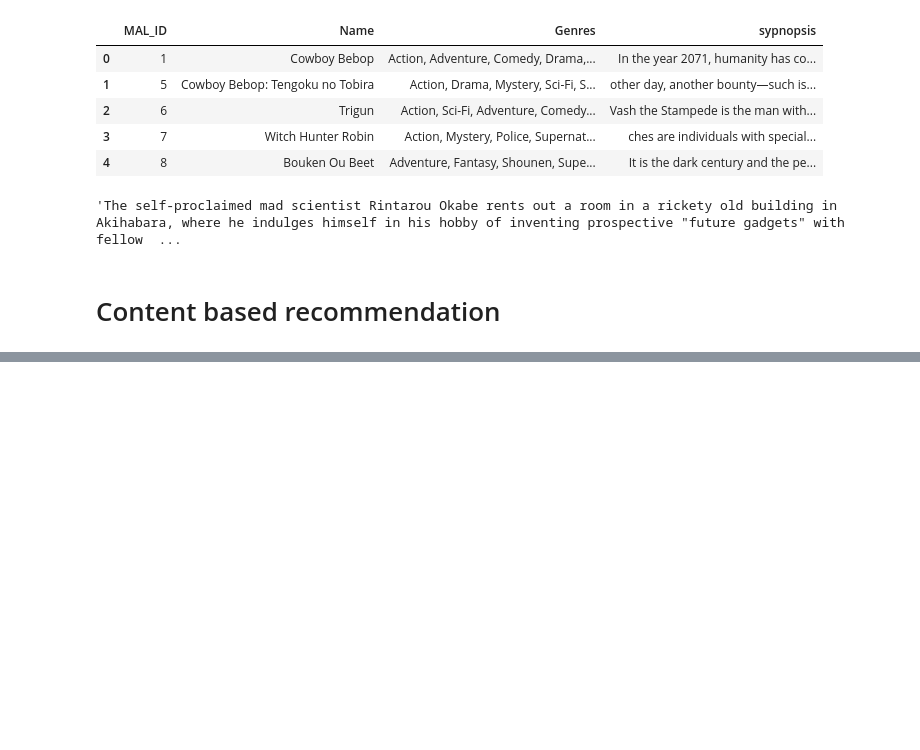
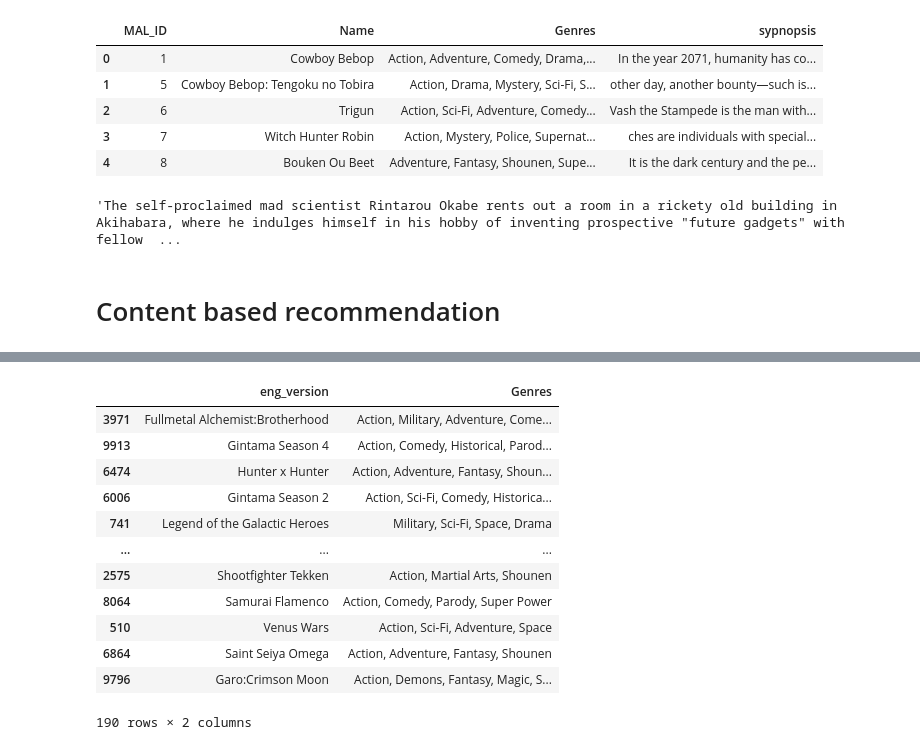
Before and after one commit to vikramjitbora/Anime-RecSys, a Jupyter notebook: notebooks/Recsys.ipynb, the cells around one changed output, grey strips where cells are left out. Drawn from its saved outputs; the diff is of its cells as text; code cells hidden in the pictures; blank space fills up the shorter version.

```diff
--- a/notebooks/Recsys.ipynb
+++ b/notebooks/Recsys.ipynb
@@ -632,0 +823,23 @@ find_similar_animes('Cowboy Bebop',
+# %%
+def showWordCloud(all_genres):
+    genres_cloud = WordCloud(width=700,height=400,background_color='white',colormap='gnuplot').generate_from_frequencies(all_genres)
+    plt.figure(figsize=(10,8))
+    plt.imshow(genres_cloud,interpolation="bilinear")
+    plt.axis("off")
+    plt.show()
+# %%
+def getFavGenre(frame , plot=False):
+    frame.dropna()
+    all_genres = defaultdict(int)
+
+    genres_list = []
+    for genres in frame["Genres"]:
+        if isinstance(genres,str):
+            for genre in genres.split(','):
+                genres_list.append(genre)
+                all_genres[genre.strip()] += 1
+
+    if plot:
+        showWordCloud(all_genres)
+
+    return genres_list
@@ -632,0 +891,16 @@ find_similar_animes('Cowboy Bebop',
+# %%
+get_user_preferences(11880, rating_df, df)
+# %% [output]
+|  | eng_version | Genres |
+| 3971 | Fullmetal Alchemist:Brotherhood | Action, Military, Adventure, Come... |
+| 9913 | Gintama Season 4 | Action, Comedy, Historical, Parod... |
+| 6474 | Hunter x Hunter | Action, Adventure, Fantasy, Shoun... |
+| 6006 | Gintama Season 2 | Action, Sci-Fi, Comedy, Historica... |
+| 741 | Legend of the Galactic Heroes | Military, Sci-Fi, Space, Drama |
+| ... | ... | ... |
+| 2575 | Shootfighter Tekken | Action, Martial Arts, Shounen |
+| 8064 | Samurai Flamenco | Action, Comedy, Parody, Super Power |
+| 510 | Venus Wars | Action, Sci-Fi, Adventure, Space |
+| 6864 | Saint Seiya Omega | Action, Adventure, Fantasy, Shounen |
+| 9796 | Garo:Crimson Moon | Action, Demons, Fantasy, Magic, S... |
+190 rows × 2 columns
```
Also changed, not shown: parts of 33 cells of this notebook.
